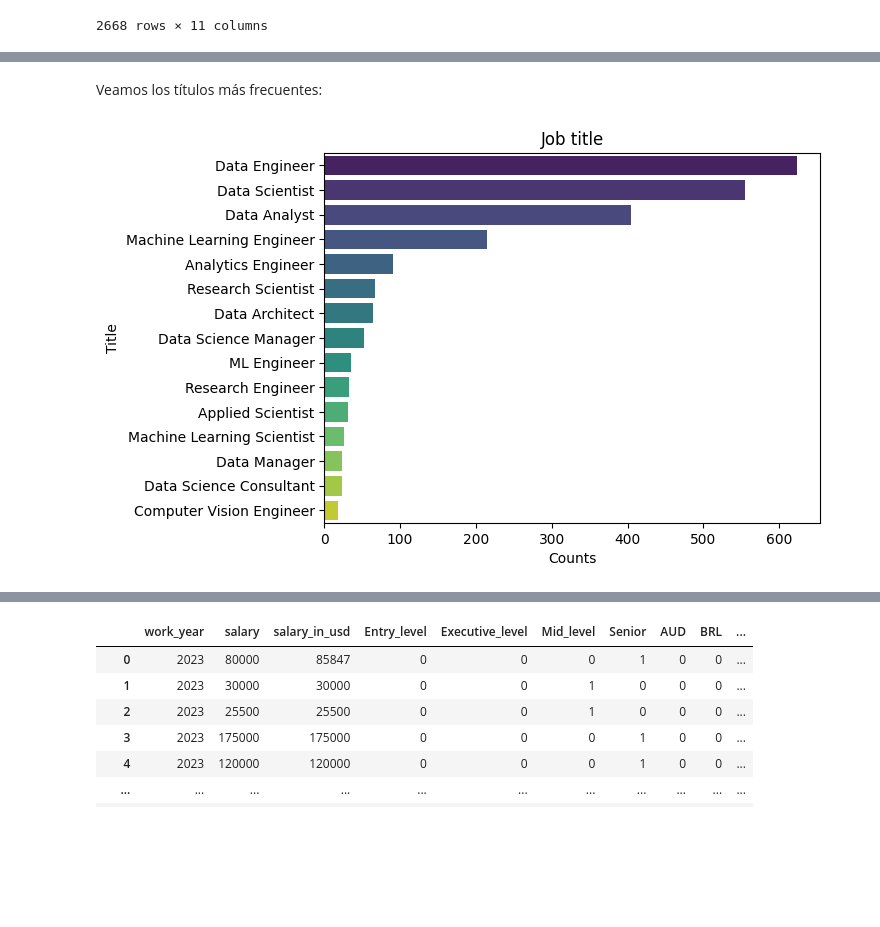
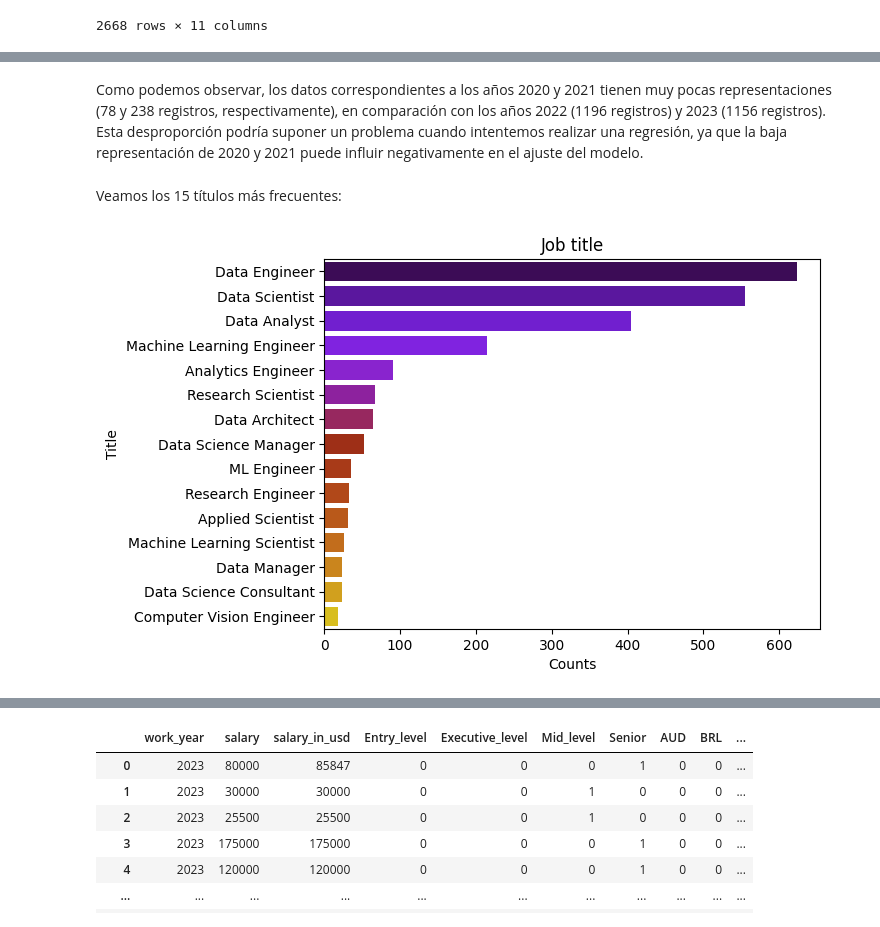
Before and after one commit to ssaaaam/datascience_salaries, a Jupyter notebook: caskagglef.ipynb, the cells around one changed output, grey strips where cells are left out. Saved outputs shown, nothing was run; the diff lists cells and outputs as text; code cells hidden in the pictures; blank space fills up the shorter version.

```diff
--- a/caskagglef.ipynb
+++ b/caskagglef.ipynb
@@ -137,13 +193,15 @@ df
+# %% [markdown]
+Como podemos observar, los datos correspondientes a los años 2020 y 2021 tienen muy pocas representaciones (78 y 238 registros, respectivamente), en comparación con los años 2022 (1196 registros) y 2023 (1156 registros). Esta desproporción podría suponer un problema cuando intentemos realizar una regresión, ya que la baja representación de 2020 y 2021 puede influir negativamente en el ajuste del modelo.
 # %% [markdown]
-Veamos los títulos más frecuentes:
+Veamos los 15 títulos más frecuentes:
 # %%
 counts_job_title = df['job_title'].value_counts().head(15)
 
-sns.barplot(x=counts_job_title.values, y=counts_job_title.index,palette='viridis')
+sns.barplot(x=counts_job_title.values, y=counts_job_title.index,palette='gnuplot')
 plt.xlabel('Counts')
 plt.ylabel('Title')
 plt.title('Job title')
 plt.show()
 # %% [output]
-[figure, old version]
+[figure, new version]
 # %% [markdown]
```
Also changed, not shown: parts of 20 cells of this notebook.
